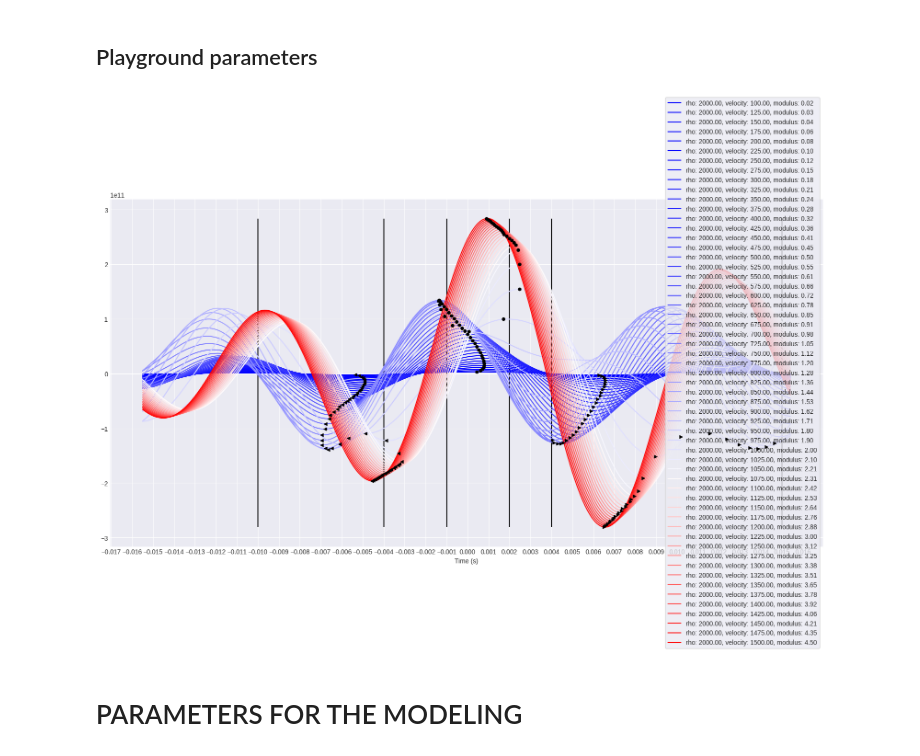
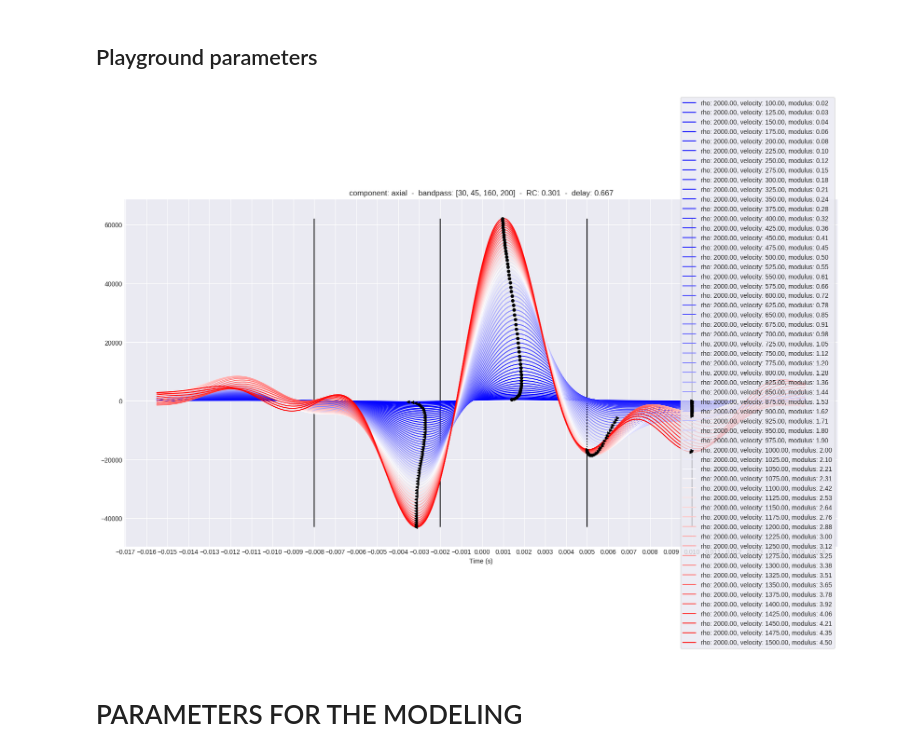
Before and after one commit to navaneethakumar-balasubramanian/rhino_theory, a Jupyter notebook: notebooks/Modeling.ipynb, the cells around one changed output. Cells and saved outputs as stored; diff of their text form; code cells hidden in the pictures.

```diff
--- a/notebooks/Modeling.ipynb
+++ b/notebooks/Modeling.ipynb
@@ -64,6 +64,8 @@ def feature_extractor(wavelet, time,
     try:
         extracted_features['center_to_left_ratio'] = extracted_features['center']['amplitude'] / extracted_features['left']['amplitude']
         extracted_features['right_to_left_ratio'] = extracted_features['right']['amplitude'] / extracted_features['left']['amplitude']
+        extracted_features['left_to_center_delay'] = extracted_features['left']['delay'] / extracted_features['center']['delay']
+        extracted_features['center_to_right_delay'] = extracted_features['center']['delay'] / extracted_features['right']['delay']
     except:
         pass
     return extracted_features
@@ -84,16 +86,17 @@ ALPHA_OR_BETA_RANGE = np.arange(100, 1500 + 25, 25)
 RHO_RANGE = np.asarray([2000])
 Rb = 0.16 # radius of the bit contacting rock
 
-BANDPASS_FILTER = [20, 30, 100, 120]
+BANDPASS_FILTER = [30, 45, 160, 200]
+UPSAMPLE_TO = 100000
 
-RC_AXIAL = 0.266 # reflection coefficient
-DELAY_BITSUB_AXIAL = 0.86 # in ms
+RC_AXIAL = 0.301 # reflection coefficient
+DELAY_BITSUB_AXIAL = 0.667 # in ms
 
-RC_TANGENTIAL = -0.135  # reflection coefficient
-DELAY_BITSUB_TANGENTIAL = 1.78 # in ms
+RC_TANGENTIAL = -0.158  # reflection coefficient
+DELAY_BITSUB_TANGENTIAL = 1.37 # in ms
 
 AXIAL_FEATURE_EXTRACTOR = dict(
-    center_window=(-.002, 0.005),
+    center_window=(-.002, 0.005), # left, right
     left_window=(-.008, -.002),
     right_window=(0.005, 0.01),
     center_pick='max',
@@ -102,7 +105,7 @@ AXIAL_FEATURE_EXTRACTOR = dict(
 )
 
 TANGENTIAL_FEATURE_EXTRACTOR = dict(
-    center_window=(-.004, 0.004),
+    center_window=(-.004, 0.004), # left, right
     left_window=(-.01, -.001),
     right_window=(0.002, 0.015),
     center_pick='max',
@@ -110,9 +113,9 @@ TANGENTIAL_FEATURE_EXTRACTOR = dict(
     right_pick='min',
 )
 
-PIPE_ALPHA = 5100 # velocity of the pipe
-PIPE_BETA = 2668
-PIPE_RHO = 7300 # density of the pipe
+PIPE_ALPHA = 4875 # velocity of the pipe
+PIPE_BETA = 2368
+PIPE_RHO = 7850 # density of the pipe
 
 CONTACT_FACTOR_AXIAL=1
 CONTACT_FACTOR_TANGENTIAL=1
@@ -133,51 +138,48 @@ for a, r in tqdm(product(ALPHA_OR_BETA_RANGE, RHO_RANGE), total=len(list(product
     theoretical = TheoreticalWavelet(pipe, rock, component=COMPONENT, nyquist=5000, filterby=BANDPASS_FILTER)
     time = theoretical.get_time_range_for_window(WINDOW)/1000
 
-    w = getattr(theoretical, 'primary_in_time_domain')(window=None, filtered=False, skip_derivative=True)
+    w = getattr(theoretical, 'primary_in_time_domain')(window=None, filtered=False)
     if COMPONENT == 'axial':
-        w += theoretical.pegleg_effect(delay_in_ms=DELAY_BITSUB_AXIAL, RC=RC_AXIAL, window=None,)
+        w += theoretical.pegleg_rocksteel(delay_in_ms=DELAY_BITSUB_AXIAL, RC=RC_AXIAL, window=None,)
     else:
-        w += theoretical.pegleg_effect(delay_in_ms=DELAY_BITSUB_TANGENTIAL, RC=RC_TANGENTIAL, window=None,
-                                       skip_primary_derivative=False,
-                                       skip_reflected_derivative=False,
-                                       second_derivative_on_reflected=True)
-
-#         w = np.gradient(w, theoretical.sampling_interval)
-#         w = np.gradient(w, theoretical.sampling_interval)
+        w += theoretical.pegleg_rocksteel(delay_in_ms=DELAY_BITSUB_TANGENTIAL, RC=RC_TANGENTIAL, window=None)
 
     w = signal.filtfilt(theoretical.fir_taps, 1, w)
     wavelet_full = theoretical.get_window_from_center(WINDOW, w)
 
     if COMPONENT == 'axial':
-        extracted_features = feature_extractor(wavelet_full, time, **AXIAL_FEATURE_EXTRACTOR)
+        extracted_features = feature_extractor(wavelet_full, time, **AXIAL_FEATURE_EXTRACTOR, upsample_to=UPSAMPLE_TO)
     else:
-        extracted_features = feature_extractor(wavelet_full, time, **TANGENTIAL_FEATURE_EXTRACTOR)
+        extracted_features = feature_extractor(wavelet_full, time, **TANGENTIAL_FEATURE_EXTRACTOR, upsample_to=UPSAMPLE_TO)
 
     ax.plot(time, wavelet_full, color=cmap((mod-min_mod)/max_mod), zorder=5, label='rho: {:.2f}, velocity: {:.2f}, modulus: {:.2f}'.format(r, a, mod))
     ax.scatter(extracted_features['center']['delay'], extracted_features['center']['amplitude'], s=20, c='k', zorder=10)
     ax.scatter(extracted_features['left']['delay'], extracted_features['left']['amplitude'], s=20, c='k', zorder=10, marker="<")
     ax.scatter(extracted_features['right']['delay'], extracted_features['right']['amplitude'], s=20, c='k', zorder=10, marker=">")
 
 ax.figure.dpi = 100
 ax.figure.set_size_inches(20,10)
 ax.legend(loc='right', frameon=True)
 
 if COMPONENT == 'axial':
     ax.vlines(AXIAL_FEATURE_EXTRACTOR['center_window'], w.min(), w.max())
     ax.vlines(AXIAL_FEATURE_EXTRACTOR['left_window'], w.min(), w.max())
     ax.vlines(AXIAL_FEATURE_EXTRACTOR['right_window'], w.min(), w.max())
+    ax.set_title('component: {}  -  bandpass: {}  -  RC: {}  -  delay: {}'.format(COMPONENT, BANDPASS_FILTER, round(RC_AXIAL, 3), round(DELAY_BITSUB_AXIAL, 3)))
+
 else:
     ax.vlines(TANGENTIAL_FEATURE_EXTRACTOR['center_window'], w.min(), w.max())
     ax.vlines(TANGENTIAL_FEATURE_EXTRACTOR['left_window'], w.min(), w.max())
     ax.vlines(TANGENTIAL_FEATURE_EXTRACTOR['right_window'], w.min(), w.max())
+    ax.set_title('component: {}  -  bandpass: {}  -  RC: {}  -  delay: {}'.format(COMPONENT, BANDPASS_FILTER, round(RC_TANGENTIAL, 3), round(DELAY_BITSUB_TANGENTIAL, 3)))
 
 
 ax.xaxis.set_major_locator(ticker.MultipleLocator(0.001))
 ax.xaxis.set_major_formatter(ticker.ScalarFormatter())
 
 t = ax.set_xlabel('Time (s)')
 # %% [output]
-[figure, old version]
+[figure, new version]
 # %% [markdown]
 # PARAMETERS FOR THE MODELING
 # %%
```
Also changed, not shown: parts of 19 cells of this notebook, 1 other file.
